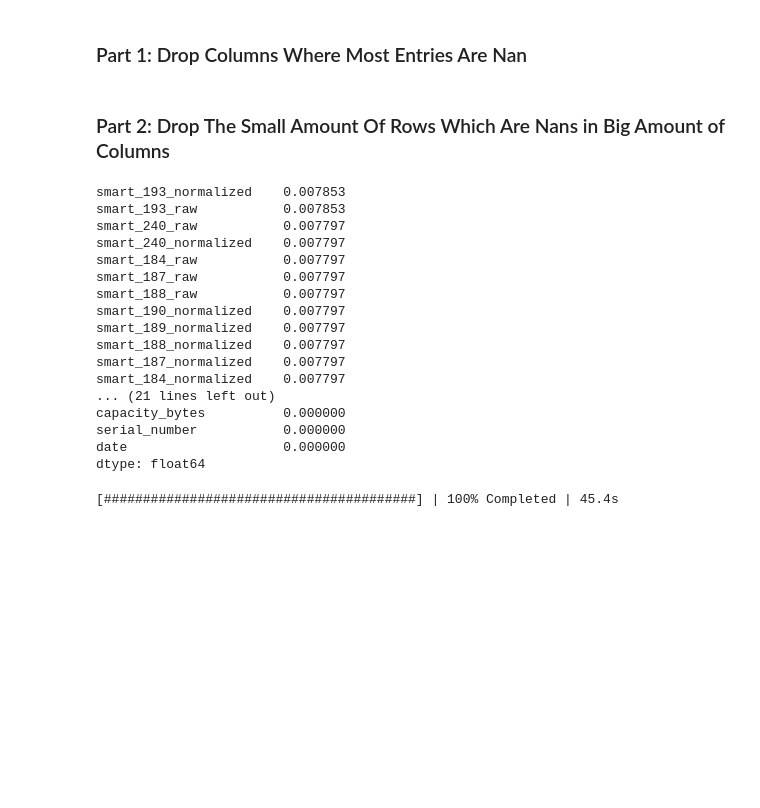
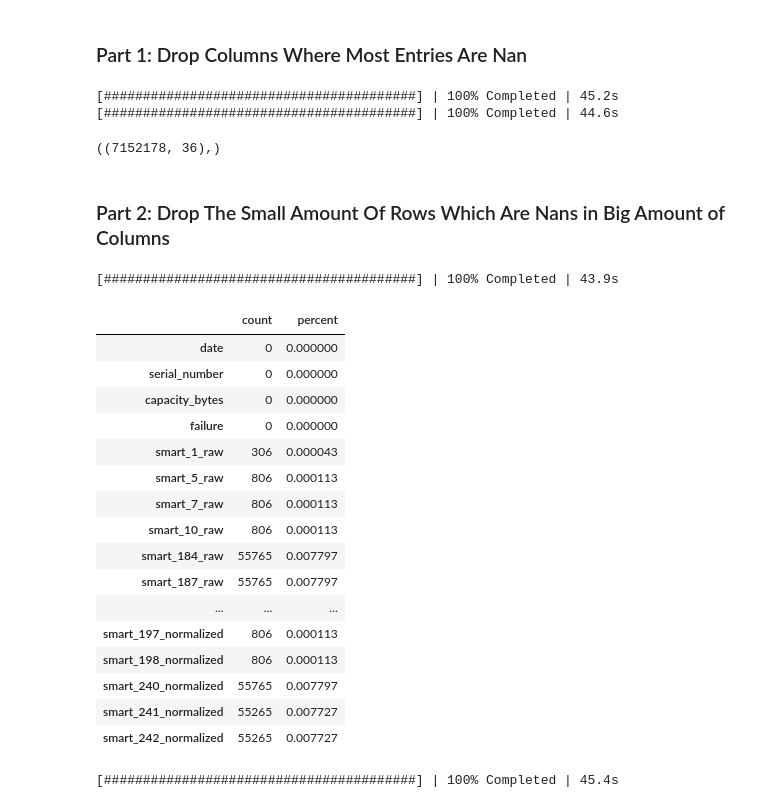
Before and after one commit to aicoe-aiops/ceph_drive_failure, a Jupyter notebook: dask_data_cleaner.ipynb, the cells around one changed output. Drawn from its saved outputs; the diff is of its cells as text; code cells hidden in the pictures; blank space fills up the shorter version.

```diff
--- a/dask_data_cleaner.ipynb
+++ b/dask_data_cleaner.ipynb
@@ -255,7 +241,9 @@ keep_cols = ['date', 'serial_number', 'capacity_bytes', 'failure'] + crit_cols_r
 # %%
-# meta data for later use
-num_total_datapts = dd.compute(seagate_df.shape[0])
-
 # copy of df on which to perform cleaning tasks
 clean_df = seagate_df[keep_cols]
+
+# meta data for later use
+initial_shape = dd.compute(clean_df.shape)[0]
+num_total_datapts = initial_shape[0]
+print('Initial shape =', initial_shape)
 # %% [output]
@@ -306,33 +333,40 @@ dtype: float64
 # %%
 # drop columns that are all nans. NOTE: dropna on axis=1 is not supported in dask yet
 MAJORITY_THRESHOLD = 0.99
-clean_df = clean_df.drop(seagate_nanpercent[seagate_nanpercent > MAJORITY_THRESHOLD].index, axis=1)
+clean_df = clean_df.drop(seagate_nans[seagate_nans['percent'] > MAJORITY_THRESHOLD].index.compute(), axis=1)
+
+dd.compute(clean_df.shape)
+# %% [output]
+[########################################] | 100% Completed | 45.2s
+[########################################] | 100% Completed | 44.6s
+((7152178, 36),)
 # %% [markdown]
 ### Part 2: Drop The Small Amount Of Rows Which Are Nans in Big Amount of Columns
 # %%
 # get the data points where 193 is null. inspect it for patterns
 nan193_df = clean_df[clean_df['smart_193_raw'].isna()].compute()
 
 # number of nans in this subset as a percentage of nans in the overall data
-(nan193_df.isna().sum() / num_total_datapts).sort_values(ascending=False)
+get_nan_count_percent(nan193_df, num_total_datapts)
 # %% [output]
-smart_193_normalized    0.007853
-smart_193_raw           0.007853
-smart_240_raw           0.007797
-smart_240_normalized    0.007797
-smart_184_raw           0.007797
-smart_187_raw           0.007797
-smart_188_raw           0.007797
-smart_190_normalized    0.007797
-smart_189_normalized    0.007797
-smart_188_normalized    0.007797
-smart_187_normalized    0.007797
-smart_184_normalized    0.007797
-... (21 lines left out)
-capacity_bytes          0.000000
-serial_number           0.000000
-date                    0.000000
-dtype: float64
+[########################################] | 100% Completed | 43.9s
+|  | count | percent |
+| date | 0 | 0.000000 |
+| serial_number | 0 | 0.000000 |
+| capacity_bytes | 0 | 0.000000 |
+| failure | 0 | 0.000000 |
+| smart_1_raw | 306 | 0.000043 |
+| smart_5_raw | 806 | 0.000113 |
+| smart_7_raw | 806 | 0.000113 |
+| smart_10_raw | 806 | 0.000113 |
+| smart_184_raw | 55765 | 0.007797 |
+| smart_187_raw | 55765 | 0.007797 |
+| ... | ... | ... |
+| smart_197_normalized | 806 | 0.000113 |
+| smart_198_normalized | 806 | 0.000113 |
+| smart_240_normalized | 55765 | 0.007797 |
+| smart_241_normalized | 55265 | 0.007727 |
+| smart_242_normalized | 55265 | 0.007727 |
 # %%
 # number of wokring vs failed in overall df
 seagate_df['failure'].value_counts().compute()
```
Also changed, not shown: parts of 94 cells of this notebook.
